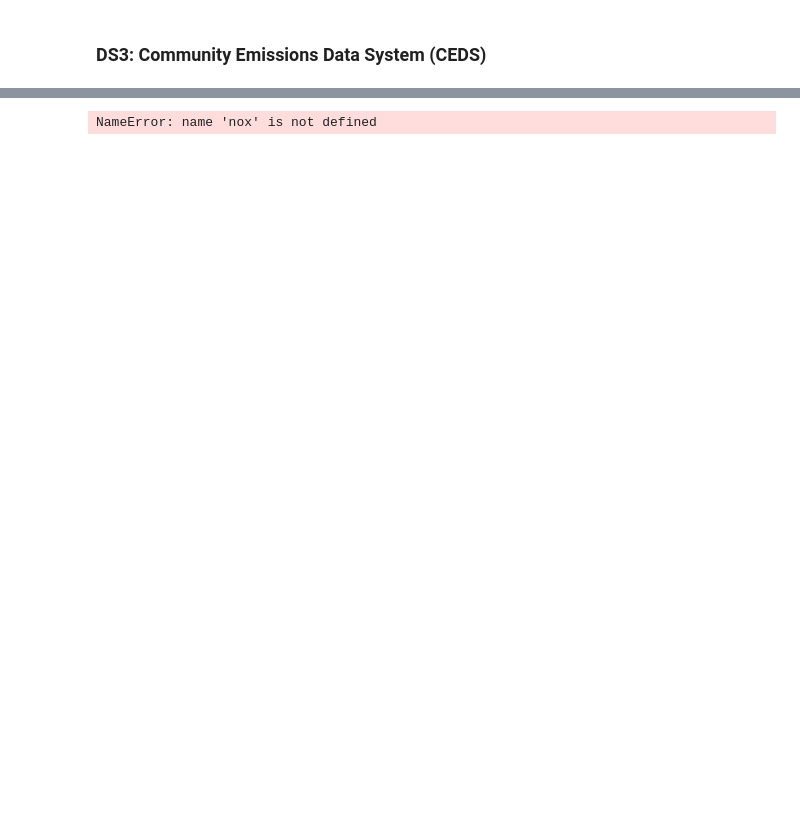
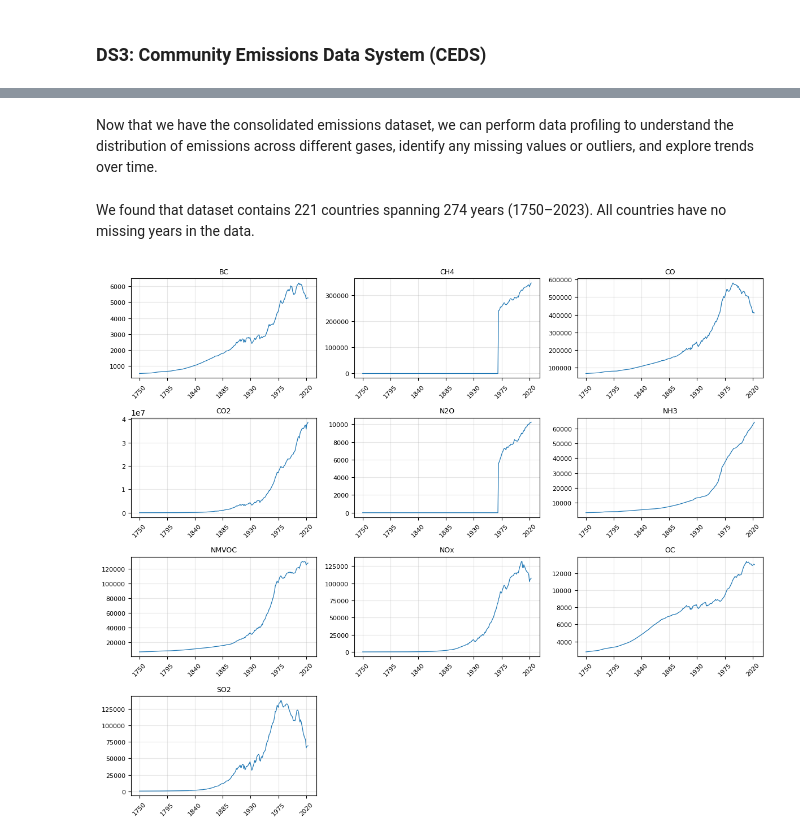
Before and after one commit to tempestormX/sc3021, a Jupyter notebook: SC3021_FDAG_T13.ipynb, the cells around one changed output, grey strips where cells are left out. Cells and saved outputs as stored; diff of their text form; code cells hidden in the pictures; blank space fills up the shorter version.

```diff
--- a/SC3021_FDAG_T13.ipynb
+++ b/SC3021_FDAG_T13.ipynb
@@ -2,6 +2,7 @@
 <a href="https://colab.research.google.com/github/tempestormX/sc3021/blob/main/SC3021_FDAG_T13.ipynb" target="_parent"><img src="https://colab.research.google.com/assets/colab-badge.svg" alt="Open In Colab"/></a>
 # %%
 import pandas as pd
-import polars as pl
 import matplotlib.pyplot as plt
+
+ROOT = "./data/"
 # %% [markdown]
@@ -531,5 +321,5 @@ SO2_CEDS_global_estimates_by_sector_v_2025_03_18.csv
 # %%
-data_path = "/content/CEDS_v_2025_03_18_aggregate/"
+data_path = ROOT + "CEDS_v_2025_03_18_aggregate/"
 bc = pd.read_csv(data_path + "BC_CEDS_estimates_by_country_v_2025_03_18.csv")
 ch4 = pd.read_csv(data_path + "CH4_CEDS_estimates_by_country_v_2025_03_18.csv")
 co2 = pd.read_csv(data_path + "CO2_CEDS_estimates_by_country_v_2025_03_18.csv")
@@ -537,6 +327,6 @@ co = pd.read_csv(data_path + "CO_CEDS_estimates_by_country_v_2025_03_18.csv")
 n2o = pd.read_csv(data_path + "N2O_CEDS_estimates_by_country_v_2025_03_18.csv")
 nh3 = pd.read_csv(data_path + "NH3_CEDS_estimates_by_country_v_2025_03_18.csv")
 nmvoc = pd.read_csv(data_path + "NMVOC_CEDS_estimates_by_country_v_2025_03_18.csv")
-no2 = pd.read_csv(data_path + "NOx_CEDS_estimates_by_country_v_2025_03_18.csv")
+nox = pd.read_csv(data_path + "NOx_CEDS_estimates_by_country_v_2025_03_18.csv")
 oc = pd.read_csv(data_path + "OC_CEDS_estimates_by_country_v_2025_03_18.csv")
 so2 = pd.read_csv(data_path + "SO2_CEDS_estimates_by_country_v_2025_03_18.csv")
@@ -547,9 +333,9 @@ array(['ktN2O'], dtype=object)
 # %%
-dfs = [bc, ch4, co2, co, n2o, nh3, nmvoc, nox, oc, soc]
+dfs = [bc, ch4, co2, co, n2o, nh3, nmvoc, nox, oc, so2]
 long_dfs = []
 for df in dfs:
     year_cols = [col for col in df.columns if col.startswith('X')]
-    df.drop(columns='units')
+    df = df.drop(columns='units')
     df_long = df.melt(id_vars=['em', 'country'],
                       value_vars=year_cols,
                       var_name='year', value_name='value')
@@ -563,9 +349,3 @@ ds3 = ds3.pivot_table(
           columns='em',
           values='value'
       ).reset_index()
-
-ds3 = ds3.rename(columns={"NOx": "NO2"})
-
-ds3
-# %% [output]
-NameError: name 'nox' is not defined
@@ -593,0 +354,2 @@ plt.show()
+# %% [markdown]
+Now that we have the consolidated emissions dataset, we can perform data profiling to understand the distribution of emissions across different gases, identify any missing values or outliers, and explore trends over time.
@@ -593,0 +370,31 @@ plt.show()
+# %% [markdown]
+We found that dataset contains 221 countries spanning 274 years (1750–2023). All countries have no missing years in the data.
+# %%
+# Plot total emissions of each gas over time
+emissions_over_time = ds3.groupby('year').sum(numeric_only=True)
+gases = emissions_over_time.columns.tolist()
+n = len(gases)
+ncols = 3
+nrows = n // ncols + 1
+
+fig, axs = plt.subplots(nrows, ncols, figsize=(ncols * 4, nrows * 2.5))
+axs = axs.flatten()
+
+step = max(1, len(emissions_over_time) // 6)
+
+for i, gas in enumerate(gases):
+    ax = axs[i]
+    ax.plot(emissions_over_time.index, emissions_over_time[gas], label=gas, linewidth=0.9)
+    ax.set_title(gas, fontsize=9)
+    ax.set_xticks(emissions_over_time.index[::step])
+    ax.set_xticklabels(emissions_over_time.index[::step], rotation=45, fontsize=7)
+    ax.grid(True, alpha=0.3)
+    ax.tick_params(axis='both', which='major', labelsize=8)
+
+for j in range(len(gases), len(axs)):
+    axs[j].axis('off')
+
+plt.tight_layout()
+plt.show()
+# %% [output]
+[figure, added]
```
Also changed, not shown: parts of 37 cells of this notebook.
